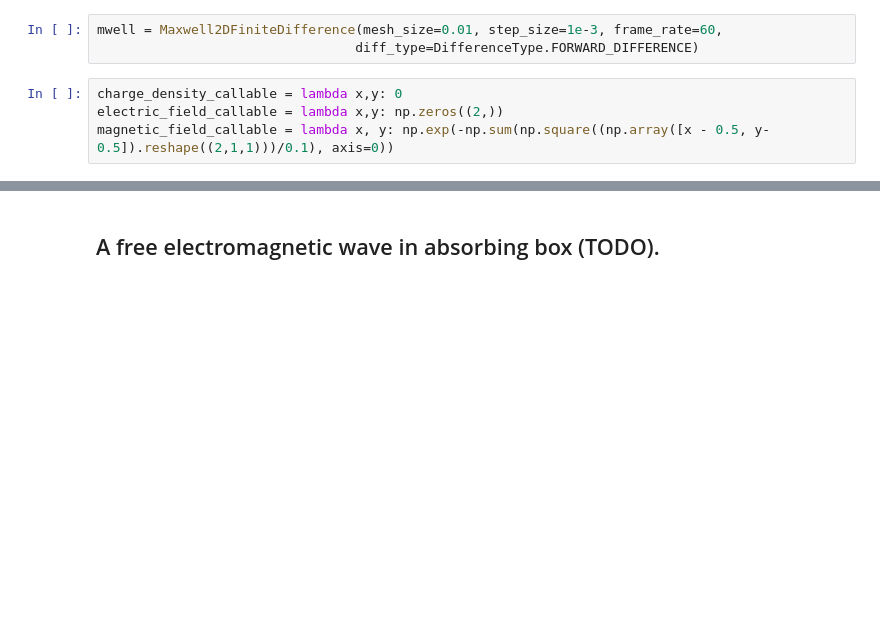
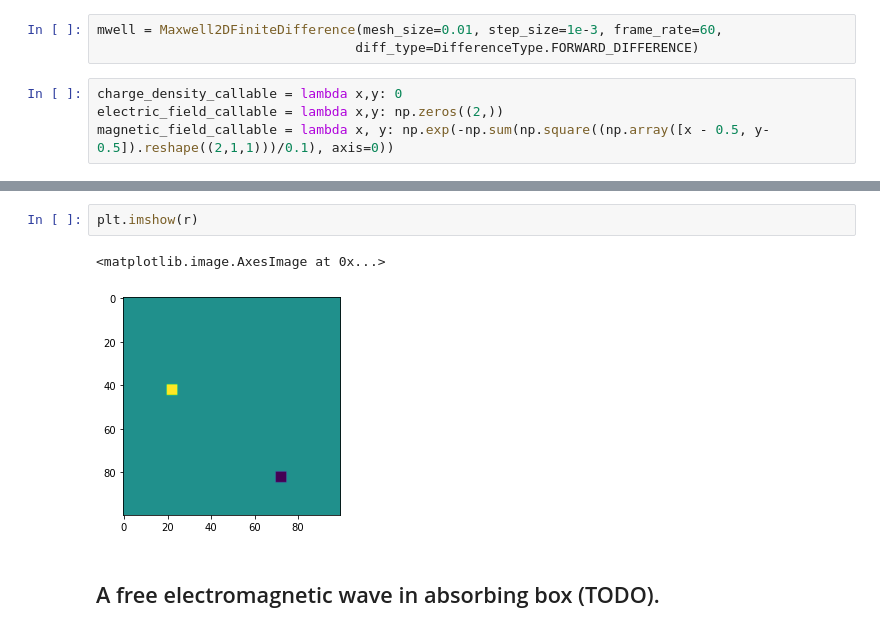
Before and after one commit to OliverSkocek/maxwell, a Jupyter notebook: notebooks/maxwell_2d_notebook.ipynb, the cells around one changed output, grey strips where cells are left out. Drawn from its saved outputs; the diff is of its cells as text; blank space fills up the shorter version.

```diff
--- a/notebooks/maxwell_2d_notebook.ipynb
+++ b/notebooks/maxwell_2d_notebook.ipynb
@@ -64,3 +90,8 @@ B, E, I, p = mwell.evolve(magnetic_field_callable,
+# %%
+plt.imshow(r)
+# %% [output]
+<matplotlib.image.AxesImage at 0x...>
+[figure, added]
 # %% [markdown]
 ## A free electromagnetic wave in absorbing box (TODO).
 # %%
```
Also changed, not shown: parts of 21 cells of this notebook, 1 other file.
